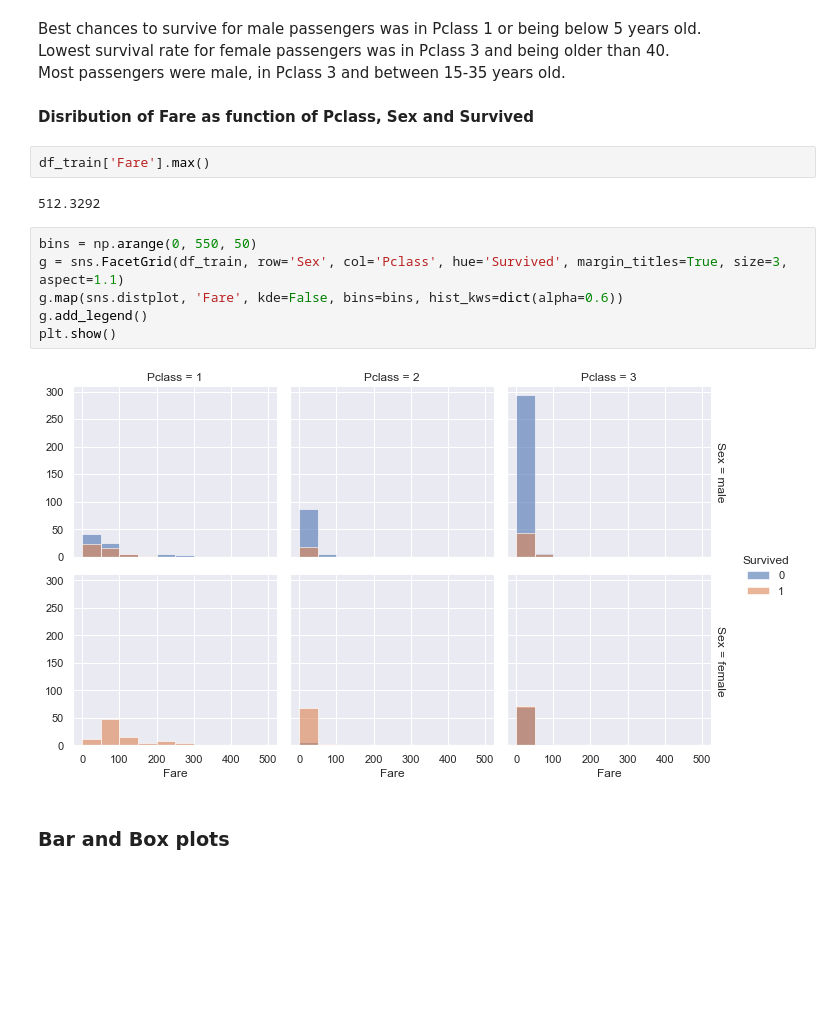
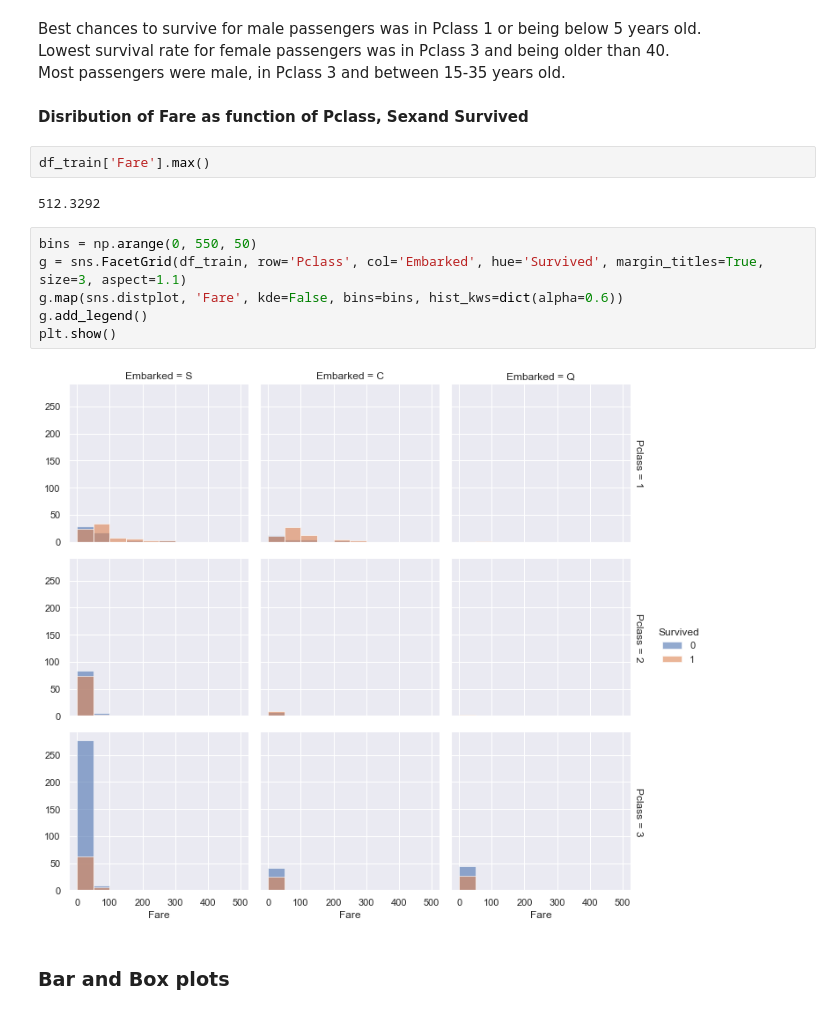
Before and after one commit to sakutepov/MADMO, a Jupyter notebook: 05_day/EDA_for_titanic.ipynb, the cells around one changed output. Drawn from its saved outputs; the diff is of its cells as text; blank space fills up the shorter version.

```diff
--- a/05_day/EDA_for_titanic.ipynb
+++ b/05_day/EDA_for_titanic.ipynb
@@ -265,19 +240,19 @@ Best chances to survive for male passengers was in Pclass 1 or being below 5 yea
 Lowest survival rate for female passengers was in Pclass 3 and being older than 40.
 Most passengers were male, in Pclass 3 and between 15-35 years old.
 # %% [markdown]
-**Disribution of Fare as function of Pclass, Sex and Survived**
+**Disribution of Fare as function of Pclass, Sexand Survived**
 # %%
 df_train['Fare'].max()
 # %% [output]
 512.3292
 # %%
 bins = np.arange(0, 550, 50)
-g = sns.FacetGrid(df_train, row='Sex', col='Pclass', hue='Survived', margin_titles=True, size=3, aspect=1.1)
+g = sns.FacetGrid(df_train, row='Pclass', col='Embarked', hue='Survived', margin_titles=True, size=3, aspect=1.1)
 g.map(sns.distplot, 'Fare', kde=False, bins=bins, hist_kws=dict(alpha=0.6))
 g.add_legend()
 plt.show()
 # %% [output]
-[figure, old version]
+[figure, new version]
 # %% [markdown]
 ### Bar and Box plots
 # %% [markdown]
```
Also changed, not shown: parts of 36 cells of this notebook, 1 other file.
